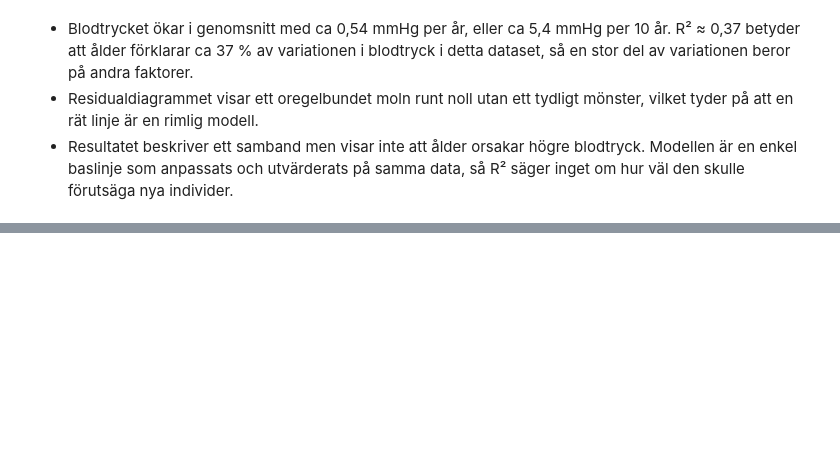
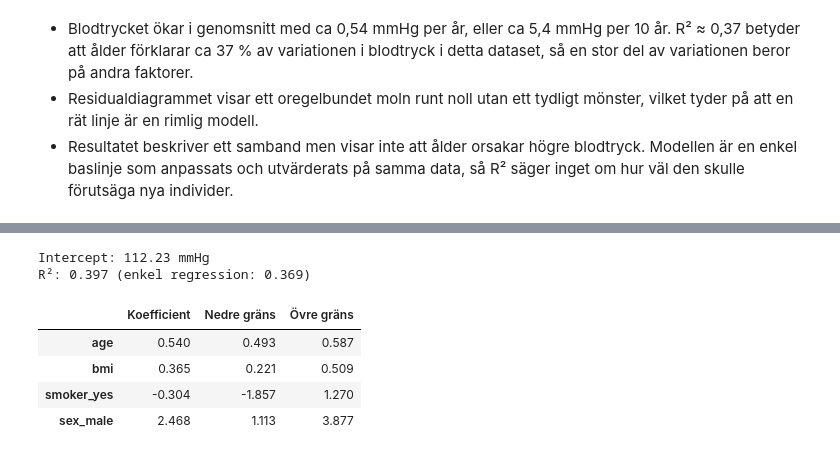
Before and after one commit to natasa-s/halsostudie, a Jupyter notebook: report_del2.ipynb, the cells around one changed output, grey strips where cells are left out. Cells and saved outputs as stored; diff of their text form; code cells hidden in the pictures; blank space fills up the shorter version.

```diff
--- a/report_del2.ipynb
+++ b/report_del2.ipynb
@@ -98,0 +107,20 @@ analyzer.plot_residuals(result)
+# %%
+predictors = ["age", "bmi", "smoker_yes", "sex_male"]
+result_multiple = analyzer.fit_linear_regression(predictors)
+intercept_multiple = result_multiple["intercept"]
+r2_multiple = result_multiple["r2"]
+
+np.random.seed(42)
+coefficient_table = analyzer.bootstrap_coefficients(predictors)
+
+print(f"Intercept: {intercept_multiple:.2f} mmHg")
+print(f"R²: {r2_multiple:.3f} (enkel regression: {r2:.3f})")
+display(coefficient_table.round(3))
+# %% [output]
+Intercept: 112.23 mmHg
+R²: 0.397 (enkel regression: 0.369)
+|  | Koefficient | Nedre gräns | Övre gräns |
+| age | 0.540 | 0.493 | 0.587 |
+| bmi | 0.365 | 0.221 | 0.509 |
+| smoker_yes | -0.304 | -1.857 | 1.270 |
+| sex_male | 2.468 | 1.113 | 3.877 |
```
Also changed, not shown: parts of 3 cells of this notebook, 1 other file.
